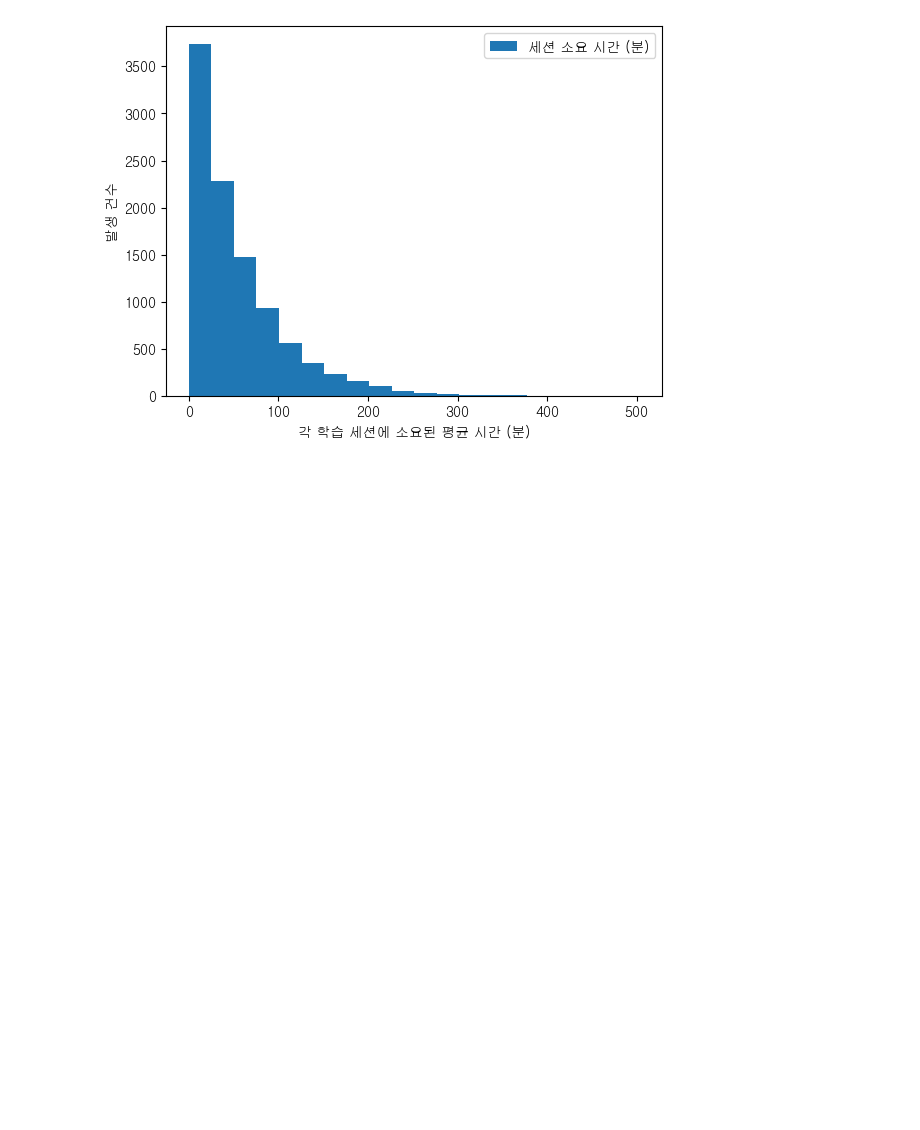
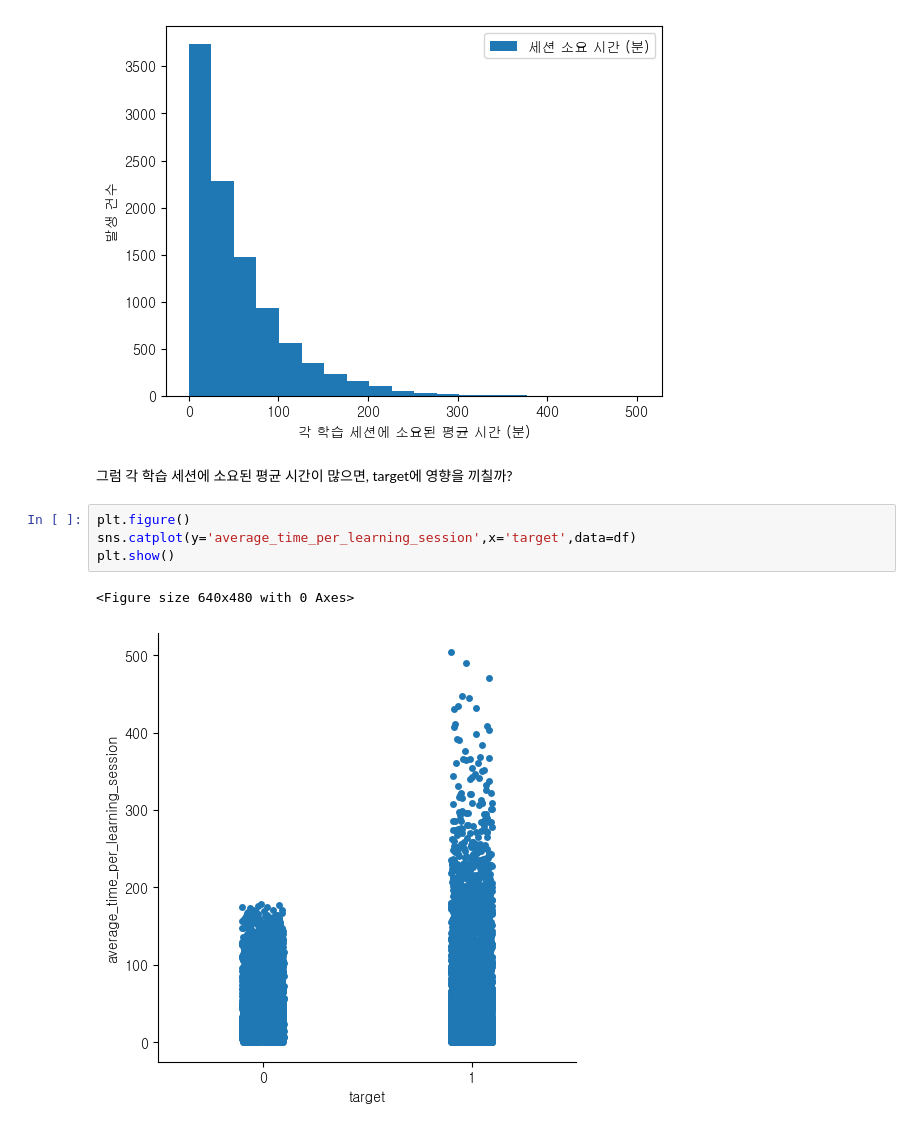
Before and after one commit to youse0ng/AICE_, a Jupyter notebook: Dacon_DataAnlysis/데이터_이해하기_day2.ipynb, the cells around one changed output. Saved outputs shown, nothing was run; the diff lists cells and outputs as text; blank space fills up the shorter version.

```diff
--- a/Dacon_DataAnlysis/데이터_이해하기_day2.ipynb
+++ b/Dacon_DataAnlysis/데이터_이해하기_day2.ipynb
@@ -181,3 +171,12 @@ plt.ylabel("발생 건수")
 plt.show()
 # %% [output]
 [figure]
+# %% [markdown]
+그럼 각 학습 세션에 소요된 평균 시간이 많으면, target에 영향을 끼칠까?
+# %%
+plt.figure()
+sns.catplot(y='average_time_per_learning_session',x='target',data=df)
+plt.show()
+# %% [output]
+<Figure size 640x480 with 0 Axes>
+[figure, added]
```
Also changed, not shown: parts of 13 cells of this notebook.
